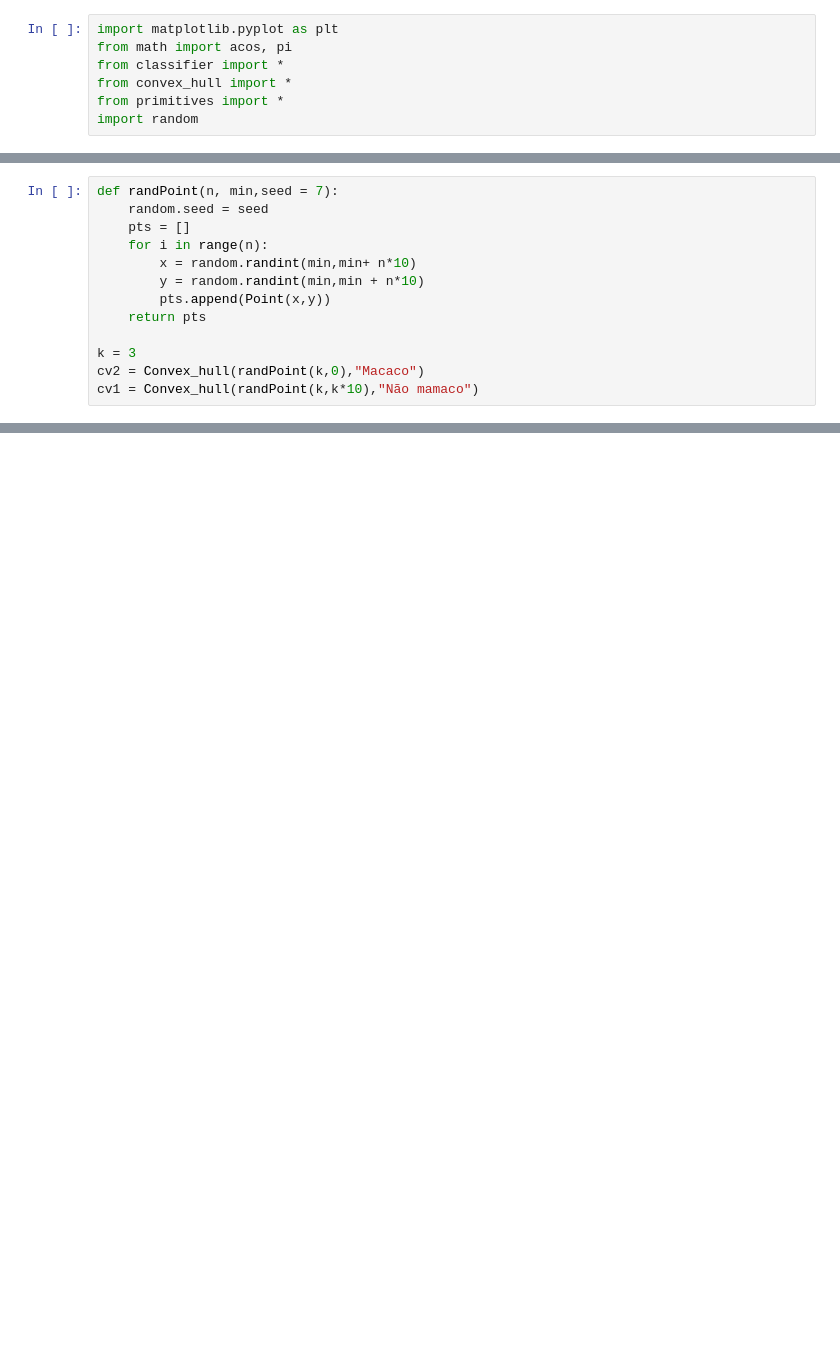
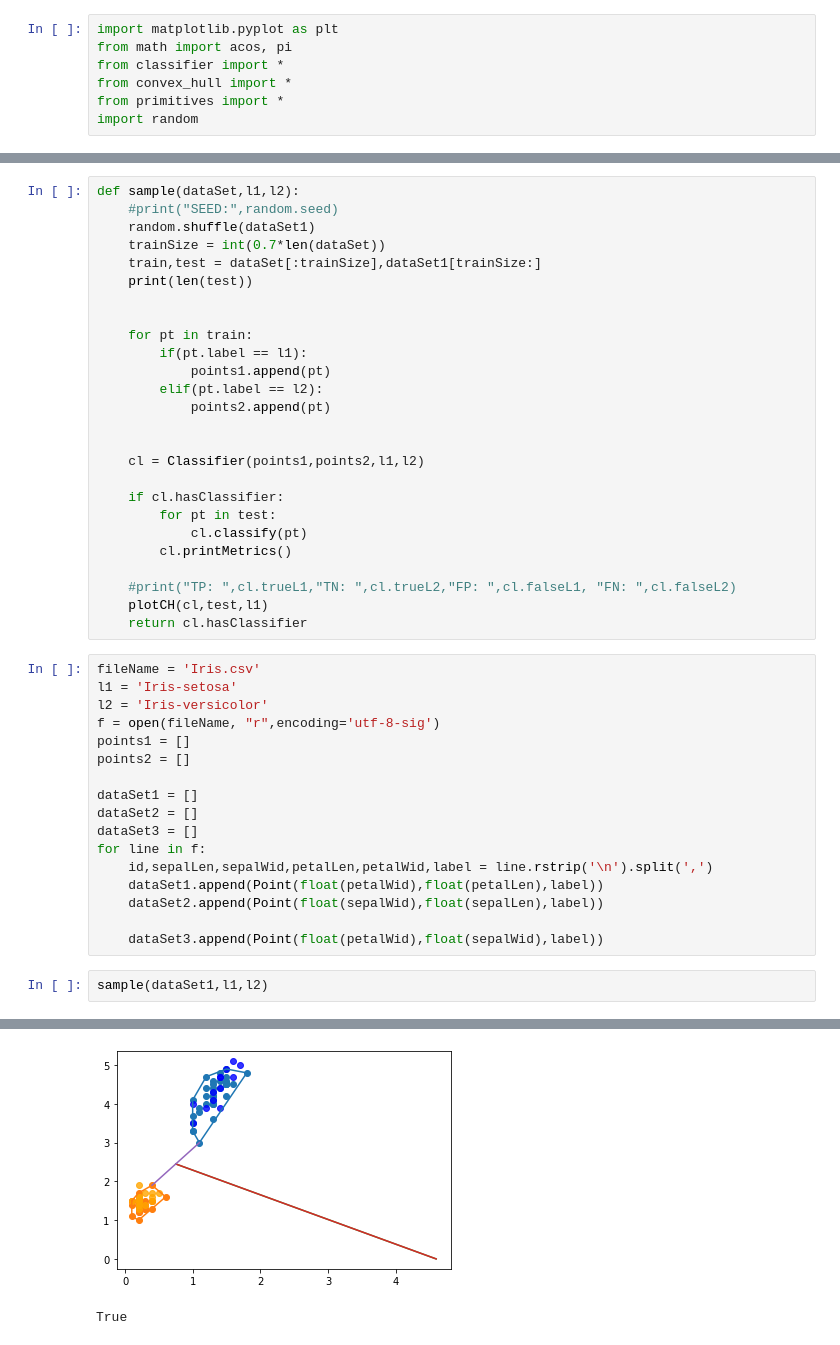
Before and after one commit to NatanVentura/convex-hull-classifier, a Jupyter notebook: test.ipynb, the cells around one changed output, grey strips where cells are left out. Cells and saved outputs as stored; diff of their text form; blank space fills up the shorter version.

Commit message:
sample

```diff
--- a/test.ipynb
+++ b/test.ipynb
@@ -40,14 +45,47 @@ def plotCH(cl):
     plt.show()
-# %%
-def randPoint(n, min,seed = 7):
-    random.seed = seed
-    pts = []
-    for i in range(n):
-        x = random.randint(min,min+ n*10)
-        y = random.randint(min,min + n*10)
-        pts.append(Point(x,y))
-    return pts
-
-k = 3
-cv2 = Convex_hull(randPoint(k,0),"Macaco")
-cv1 = Convex_hull(randPoint(k,k*10),"Não mamaco")
+# %%
+def sample(dataSet,l1,l2):
+    #print("SEED:",random.seed)
+    random.shuffle(dataSet1)
+    trainSize = int(0.7*len(dataSet))
+    train,test = dataSet[:trainSize],dataSet1[trainSize:]
+    print(len(test))
+
+
+    for pt in train:
+        if(pt.label == l1):
+            points1.append(pt)
+        elif(pt.label == l2):
+            points2.append(pt)
+
+
+    cl = Classifier(points1,points2,l1,l2)
+
+    if cl.hasClassifier:
+        for pt in test:
+            cl.classify(pt)
+        cl.printMetrics()
+
+    #print("TP: ",cl.trueL1,"TN: ",cl.trueL2,"FP: ",cl.falseL1, "FN: ",cl.falseL2)
+    plotCH(cl,test,l1)
+    return cl.hasClassifier
+# %%
+fileName = 'Iris.csv'
+l1 = 'Iris-setosa'
+l2 = 'Iris-versicolor'
+f = open(fileName, "r",encoding='utf-8-sig')
+points1 = []
+points2 = []
+
+dataSet1 = []
+dataSet2 = []
+dataSet3 = []
+for line in f:
+    id,sepalLen,sepalWid,petalLen,petalWid,label = line.rstrip('\n').split(',')
+    dataSet1.append(Point(float(petalWid),float(petalLen),label))
+    dataSet2.append(Point(float(sepalWid),float(sepalLen),label))
+
+    dataSet3.append(Point(float(petalWid),float(sepalWid),label))
+# %%
+sample(dataSet1,l1,l2)
+# %% [output]
@@ -53,0 +101,2 @@ cv1 = Convex_hull(randPoint(k,k*10),"Não mamaco")
+[figure, added]
+True
```
Also changed, not shown: parts of 5 cells of this notebook, 3 other files.
